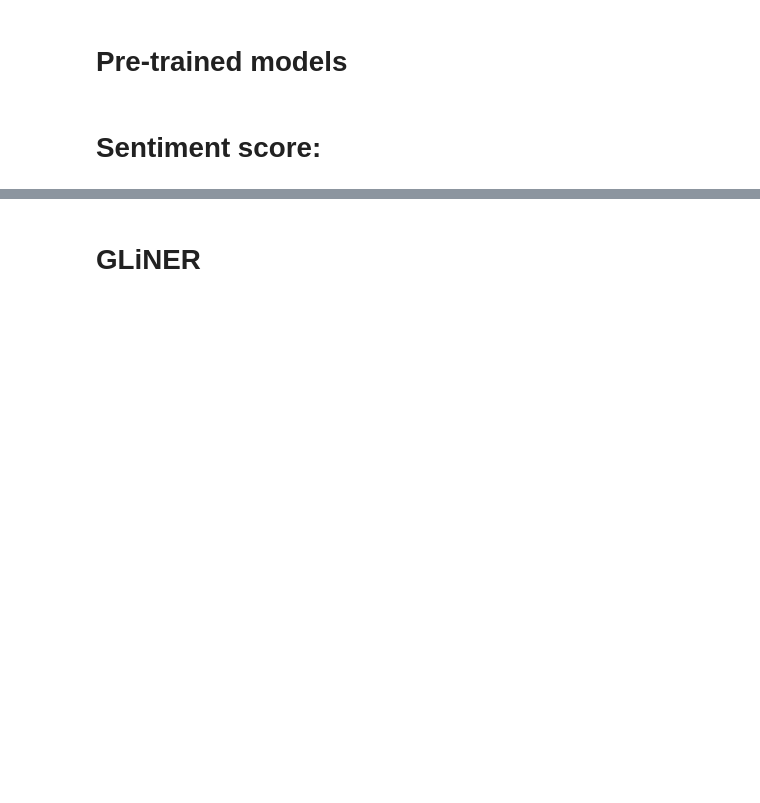
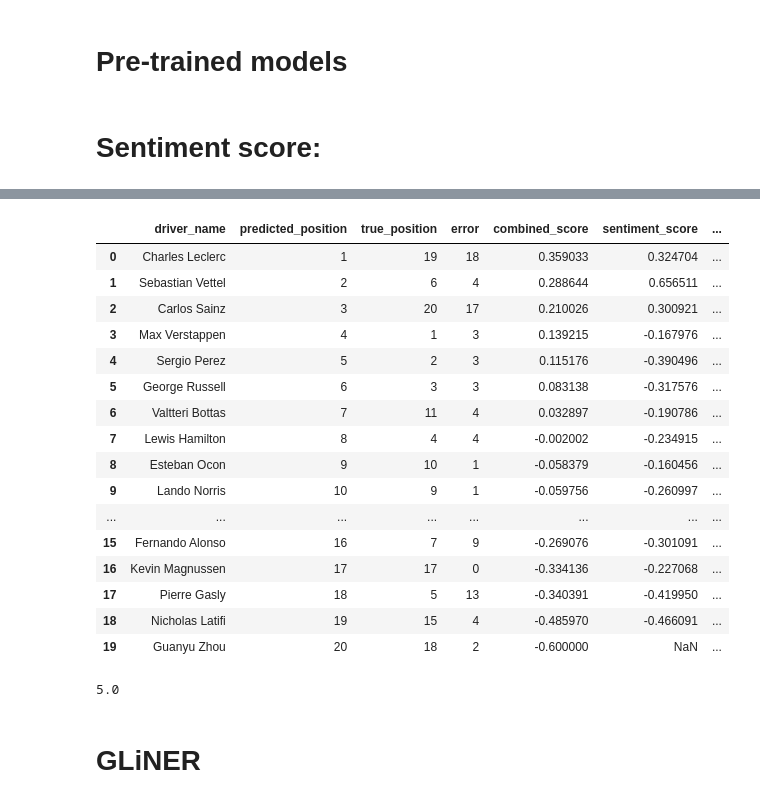
Before and after one commit to oThommy/f1-subreddits-nlp, a Jupyter notebook: notebooks/research_question_2.ipynb, the cells around one changed output, grey strips where cells are left out. Drawn from its saved outputs; the diff is of its cells as text; code cells hidden in the pictures; blank space fills up the shorter version.

```diff
--- a/notebooks/research_question_2.ipynb
+++ b/notebooks/research_question_2.ipynb
@@ -248,6 +360,8 @@ def prediction(n_event, final_scores, n_events=5, historical_score_contribution=
         historical_data = get_top20(full_schedule.iloc[n_event - (i+1)])
 
         for _, row in historical_data.iterrows():
+            if row["FullName"] not in historical_scores:
+                historical_scores[row["FullName"]] = 0  # Initialize missing driver
             historical_scores[row["FullName"]] += 1 - ((row["Position"] - 1) / 19) * 2
 
     for driver, score in historical_scores.items():
@@ -280,33 +394,52 @@ def prediction(n_event, final_scores, n_events=5, historical_score_contribution=
     # Compute absolute errors for drivers present in both sets
     data = []
     for driver, predicted_position in predicted_positions.items():
         true_position = true_positions.get(driver, None)
         scores = final_prediction_dict.get(driver, {"combined_score": None, "sentiment_score": None, "historical_score": None})
 
         error = abs(predicted_position - true_position) if true_position is not None else None
         data.append({
             "driver_name": driver,
             "predicted_position": predicted_position,
             "true_position": true_position,
             "error": error,
             "combined_score": scores["combined_score"],
             "sentiment_score": scores["sentiment_score"],
             "historical_score": scores["historical_score"]
         })
 
     prediction_df = pd.DataFrame(data)
 
     return prediction_df
 
 index = 9
 prediction_df = prediction(index, scores, n_events=5, historical_score_contribution=0.4)
 display(prediction_df)
 mae = prediction_df["error"].mean()
 print(mae)
 position = 0
 # for driver, score in final_prediction:
 #     position += 1
 #     print(f"{driver} finishes in position:{position}      {score:.4f}")
+# %% [output]
+|  | driver_name | predicted_position | true_position | error | combined_score | sentiment_score | ... |
+| 0 | Charles Leclerc | 1 | 19 | 18 | 0.359033 | 0.324704 | ... |
+| 1 | Sebastian Vettel | 2 | 6 | 4 | 0.288644 | 0.656511 | ... |
+| 2 | Carlos Sainz | 3 | 20 | 17 | 0.210026 | 0.300921 | ... |
+| 3 | Max Verstappen | 4 | 1 | 3 | 0.139215 | -0.167976 | ... |
+| 4 | Sergio Perez | 5 | 2 | 3 | 0.115176 | -0.390496 | ... |
+| 5 | George Russell | 6 | 3 | 3 | 0.083138 | -0.317576 | ... |
+| 6 | Valtteri Bottas | 7 | 11 | 4 | 0.032897 | -0.190786 | ... |
+| 7 | Lewis Hamilton | 8 | 4 | 4 | -0.002002 | -0.234915 | ... |
+| 8 | Esteban Ocon | 9 | 10 | 1 | -0.058379 | -0.160456 | ... |
+| 9 | Lando Norris | 10 | 9 | 1 | -0.059756 | -0.260997 | ... |
+| ... | ... | ... | ... | ... | ... | ... | ... |
+| 15 | Fernando Alonso | 16 | 7 | 9 | -0.269076 | -0.301091 | ... |
+| 16 | Kevin Magnussen | 17 | 17 | 0 | -0.334136 | -0.227068 | ... |
+| 17 | Pierre Gasly | 18 | 5 | 13 | -0.340391 | -0.419950 | ... |
+| 18 | Nicholas Latifi | 19 | 15 | 4 | -0.485970 | -0.466091 | ... |
+| 19 | Guanyu Zhou | 20 | 18 | 2 | -0.600000 | NaN | ... |
+5.0
 # %% [markdown]
 # GLiNER
 # %%
```
Also changed, not shown: parts of 15 cells of this notebook.
